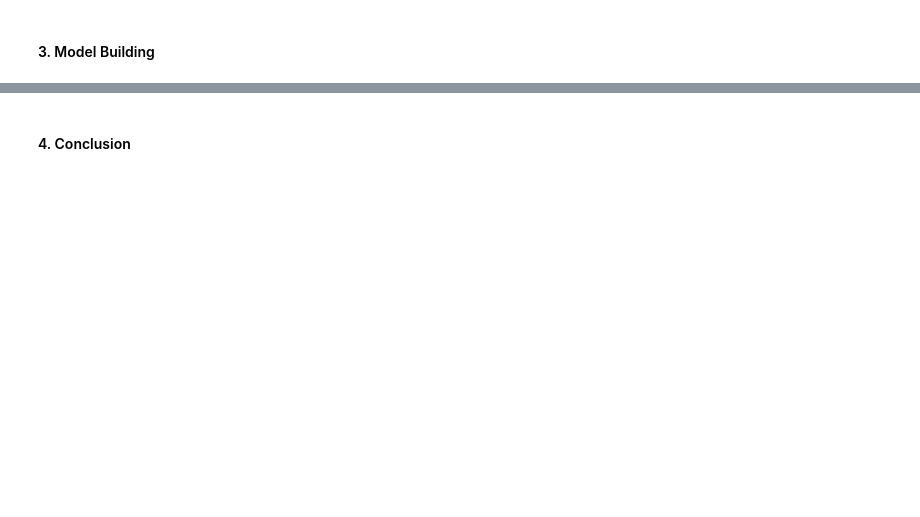
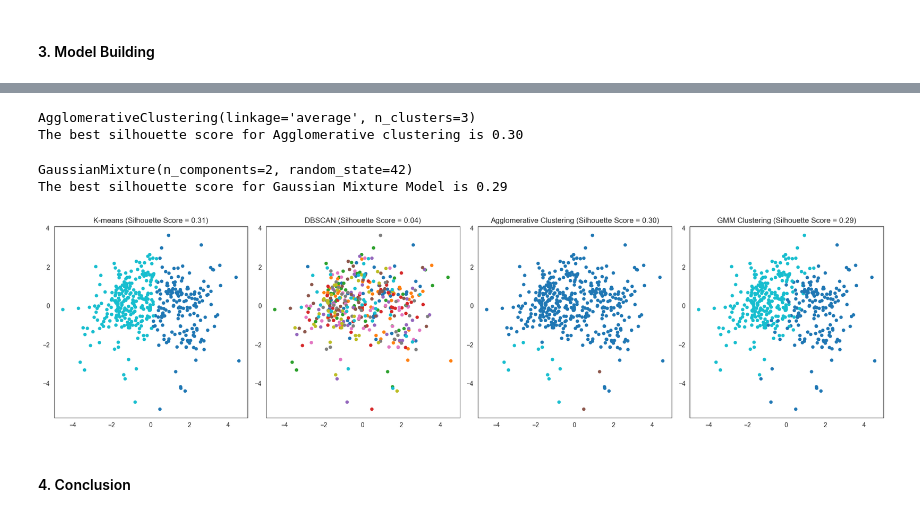
Before and after one commit to stzp777/csca-5632-unsupervised-learning, a Jupyter notebook: wholesale-customers-segmentation.ipynb, the cells around one changed output, grey strips where cells are left out. Drawn from its saved outputs; the diff is of its cells as text; code cells hidden in the pictures; blank space fills up the shorter version.

```diff
--- a/wholesale-customers-segmentation.ipynb
+++ b/wholesale-customers-segmentation.ipynb
@@ -123,0 +193,5 @@ plt.show()
+# %%
+from sklearn.preprocessing import StandardScaler
+
+scaler = StandardScaler()
+x_data = scaler.fit_transform(clean_data)
@@ -124,2 +230,62 @@ plt.show()
+# %%
+best_agglomer_score = 0
+best_agglomer_model = None
+for i in range(3, 10):
+    for linkage in ['ward', 'average']:
+        agglomer = AgglomerativeClustering(linkage=linkage, n_clusters=i)
+        score = silhouette_score(x_data, agglomer.fit_predict(x_data))
+        if score > best_agglomer_score:
+            best_agglomer_score = score
+            best_agglomer_model = agglomer
+            agglomer_labels = best_agglomer_model.labels_
+
+print(best_agglomer_model)
+print(f"The best silhouette score for Agglomerative clustering is {best_agglomer_score:.2f}")
+# %% [output]
+AgglomerativeClustering(linkage='average', n_clusters=3)
+The best silhouette score for Agglomerative clustering is 0.30
+# %%
+best_gmm_score = 0
+best_gmm_model = None
+for i in range(2, 10):
+    gmm = GaussianMixture(n_components=i, random_state=42).fit(x_data)
+    score = silhouette_score(x_data, gmm.predict(x_data))
+    if score > best_gmm_score:
+        best_gmm_score = score
+        best_gmm_model = gmm
+        gmm_labels = gmm.predict(x_data)
+
+print(best_gmm_model)
+print(f"The best silhouette score for Gaussian Mixture Model is {best_gmm_score:.2f}")
+# %% [output]
+GaussianMixture(n_components=2, random_state=42)
+The best silhouette score for Gaussian Mixture Model is 0.29
+# %%
+pca = PCA(n_components=2)
+x_pca = pca.fit_transform(x_data
+                          )
+
+fig, axs = plt.subplots(1, 4, figsize=(19, 5))
+
+axs[0].scatter(x_pca[:, 0], x_pca[:, 1], c=kmeans_labels, cmap='tab10', s=20)
+axs[0].set_title(f'K-means (Silhouette Score = {best_kmeans_score:.2f})')
+axs[0].grid(False)
+
+axs[1].scatter(x_pca[:, 0], x_pca[:, 1], c=dbscan_labels, cmap='tab10', s=20)
+axs[1].set_title(f'DBSCAN (Silhouette Score = {best_dbscan_score:.2f})')
+axs[1].grid(False)
+
+axs[2].scatter(x_pca[:, 0], x_pca[:, 1], c=agglomer_labels, cmap='tab10', s=20)
+axs[2].set_title(f'Agglomerative Clustering (Silhouette Score = {best_agglomer_score:.2f})')
+axs[2].grid(False)
+
+axs[3].scatter(x_pca[:, 0], x_pca[:, 1], c=gmm_labels, cmap='tab10', s=20)
+axs[3].set_title(f'GMM Clustering (Silhouette Score = {best_gmm_score:.2f})')
+axs[3].grid(False)
+
+plt.tight_layout()
+plt.show()
+# %% [output]
+[figure, added]
 # %% [markdown]
 #### 4. Conclusion
```
Also changed, not shown: parts of 15 cells of this notebook, 2 other files.
